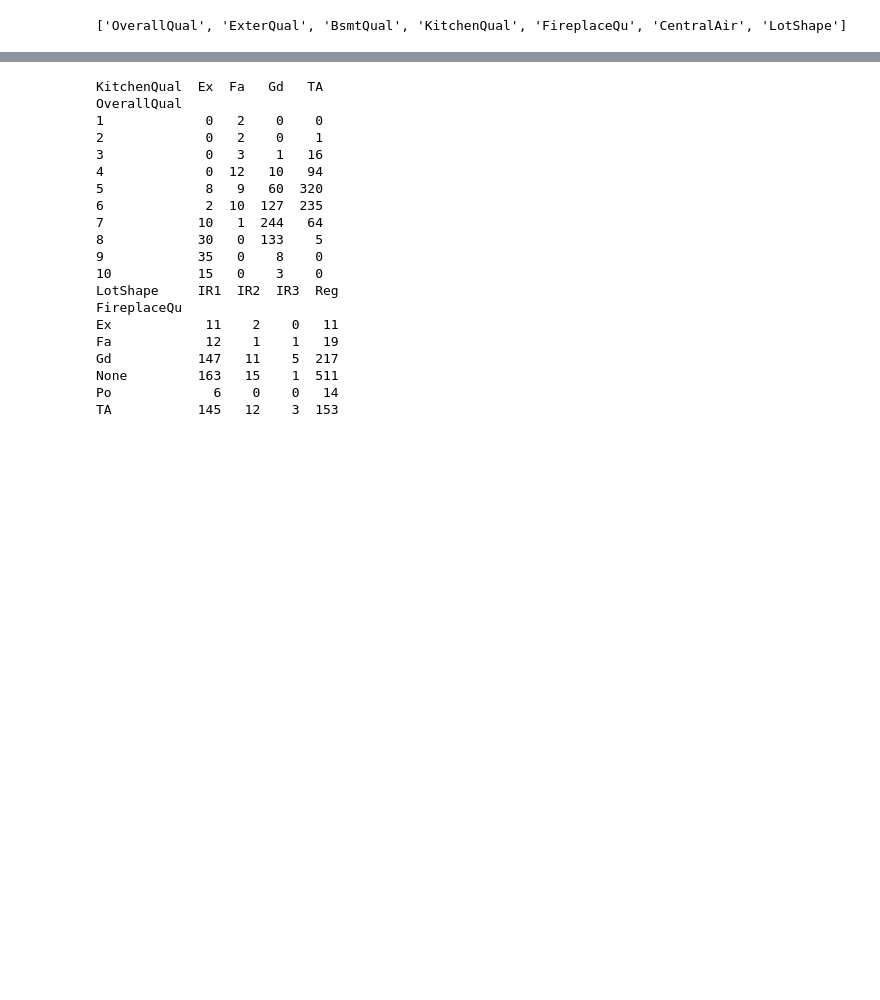
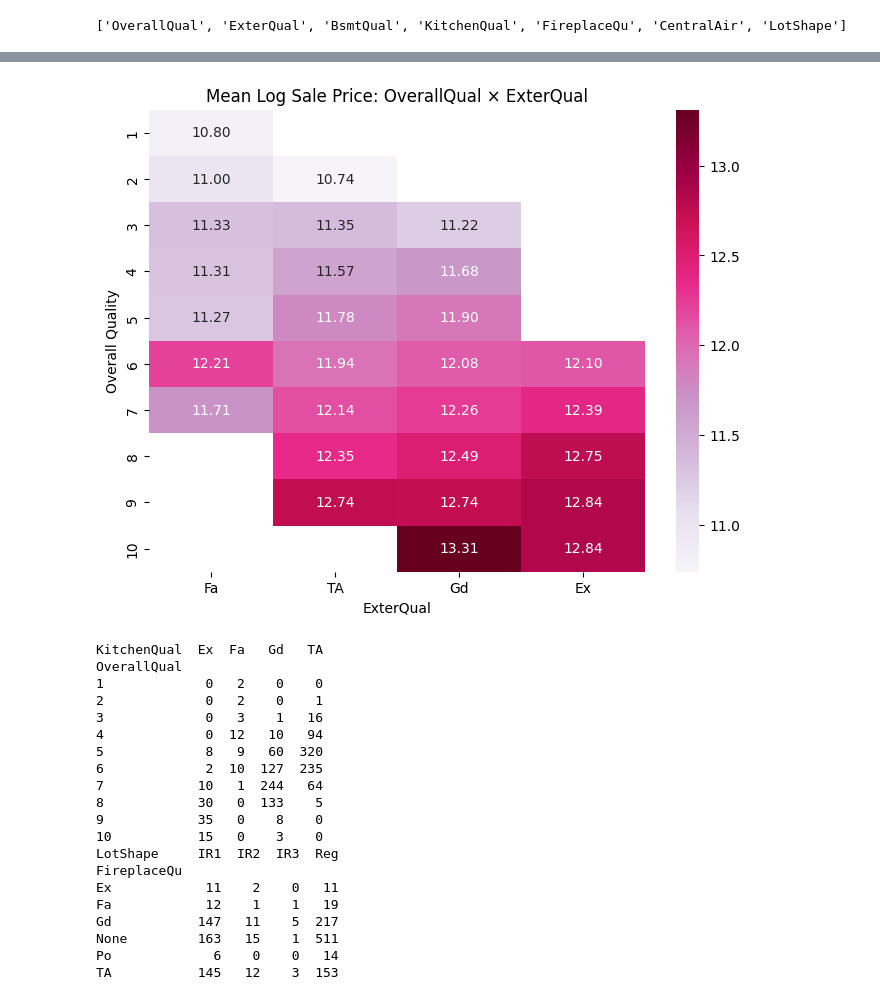
Before and after one commit to em-cd/cstats-project, a Jupyter notebook: project_STUDENTID.ipynb, the cells around one changed output, grey strips where cells are left out. Cells and saved outputs as stored; diff of their text form; code cells hidden in the pictures; blank space fills up the shorter version.

```diff
--- a/project_STUDENTID.ipynb
+++ b/project_STUDENTID.ipynb
@@ -653,3 +670,38 @@ anova2_df
+# %%
+feat = "ExterQual"
+
+# Order the categories from lowest to highest
+qual_order = ["None", "Po", "Fa", "TA", "Gd", "Ex"]
+df_for_anova[feat] = pd.Categorical(
+    df_for_anova[feat],
+    categories=qual_order,
+    ordered=True
+)
+
+# Create pivot table of means
+heatmap_data = pd.pivot_table(
+    df_for_anova,
+    values="LogSalePrice",
+    index="OverallQual",
+    columns=feat,
+    aggfunc="mean"
+)
+
+plt.figure(figsize=(8, 6))
+
+sns.heatmap(
+    heatmap_data,
+    cmap="PuRd",
+    annot=True,
+    fmt=".2f"
+)
+
+plt.title(f"Mean Log Sale Price: OverallQual × {feat}")
+plt.xlabel(feat)
+plt.ylabel("Overall Quality")
+plt.show()
+# %% [output]
+[figure, added]
 # %%
 # Check frequency of combinations using contingency table
 print(pd.crosstab(df_for_anova["OverallQual"], df_for_anova["KitchenQual"]))
```
Also changed, not shown: parts of 7 cells of this notebook.
